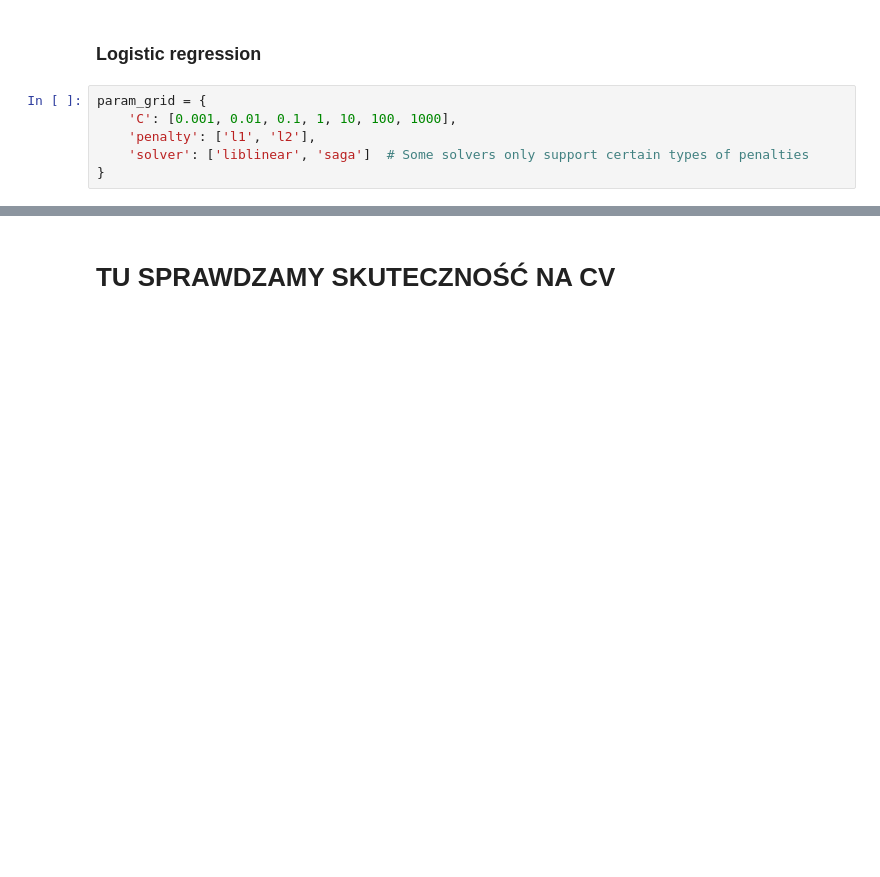
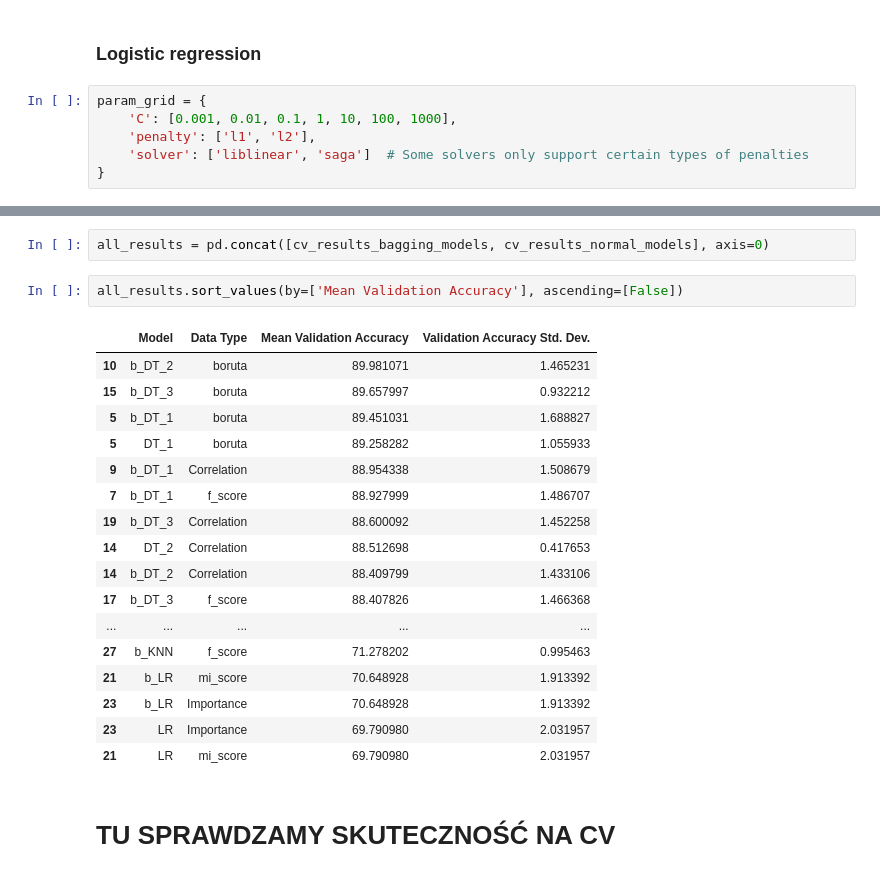
Before and after one commit to melkri/ML_classification, a Jupyter notebook: scripts/03_Models.ipynb, the cells around one changed output, grey strips where cells are left out. Cells and saved outputs as stored; diff of their text form; blank space fills up the shorter version.

```diff
--- a/scripts/03_Models.ipynb
+++ b/scripts/03_Models.ipynb
@@ -260,3 +604,25 @@ results_LR_new
+# %%
+all_results = pd.concat([cv_results_bagging_models, cv_results_normal_models], axis=0)
+# %%
+all_results.sort_values(by=['Mean Validation Accuracy'], ascending=[False])
+# %% [output]
+|  | Model | Data Type | Mean Validation Accuracy | Validation Accuracy Std. Dev. |
+| 10 | b_DT_2 | boruta | 89.981071 | 1.465231 |
+| 15 | b_DT_3 | boruta | 89.657997 | 0.932212 |
+| 5 | b_DT_1 | boruta | 89.451031 | 1.688827 |
+| 5 | DT_1 | boruta | 89.258282 | 1.055933 |
+| 9 | b_DT_1 | Correlation | 88.954338 | 1.508679 |
+| 7 | b_DT_1 | f_score | 88.927999 | 1.486707 |
+| 19 | b_DT_3 | Correlation | 88.600092 | 1.452258 |
+| 14 | DT_2 | Correlation | 88.512698 | 0.417653 |
+| 14 | b_DT_2 | Correlation | 88.409799 | 1.433106 |
+| 17 | b_DT_3 | f_score | 88.407826 | 1.466368 |
+| ... | ... | ... | ... | ... |
+| 27 | b_KNN | f_score | 71.278202 | 0.995463 |
+| 21 | b_LR | mi_score | 70.648928 | 1.913392 |
+| 23 | b_LR | Importance | 70.648928 | 1.913392 |
+| 23 | LR | Importance | 69.790980 | 2.031957 |
+| 21 | LR | mi_score | 69.790980 | 2.031957 |
 # %% [markdown]
 # TU SPRAWDZAMY SKUTECZNOŚĆ NA CV
 # %%
```
Also changed, not shown: parts of 29 cells of this notebook.
